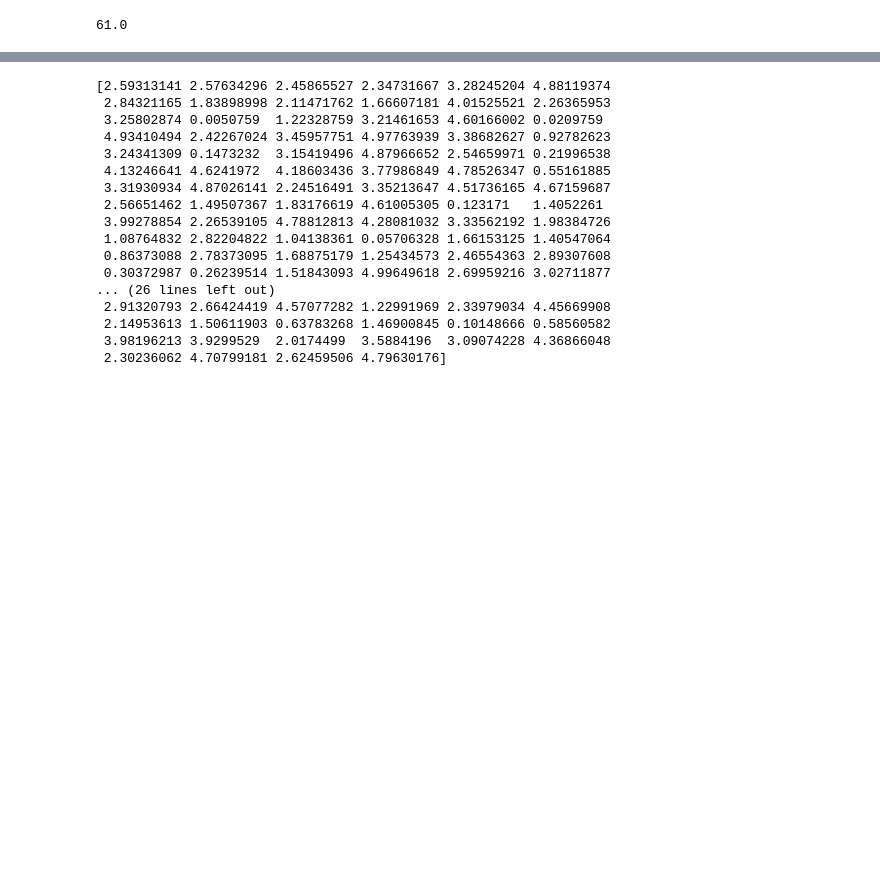
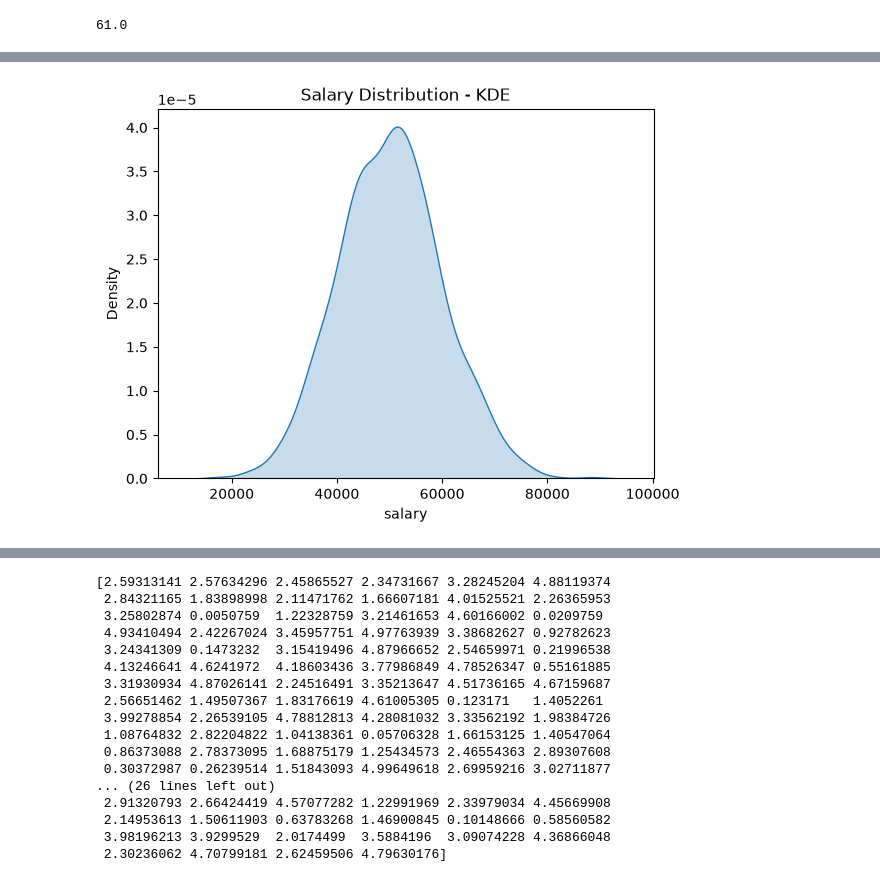
Before and after one commit to Robert837-sys/Machine_Learning101, a Jupyter notebook: lesson1_ml.ipynb, the cells around one changed output, grey strips where cells are left out. Cells and saved outputs as stored; diff of their text form; code cells hidden in the pictures; blank space fills up the shorter version.

```diff
--- a/lesson1_ml.ipynb
+++ b/lesson1_ml.ipynb
@@ -74,0 +112,7 @@ print(x)
+# %%
+import seaborn as sns
+sns.kdeplot(data=df,x='salary',fill=True)
+plt.title('Salary Distribution - KDE')
+plt.show()
+# %% [output]
+[figure, added]
```
Also changed, not shown: parts of 21 cells of this notebook, 1 other file.
